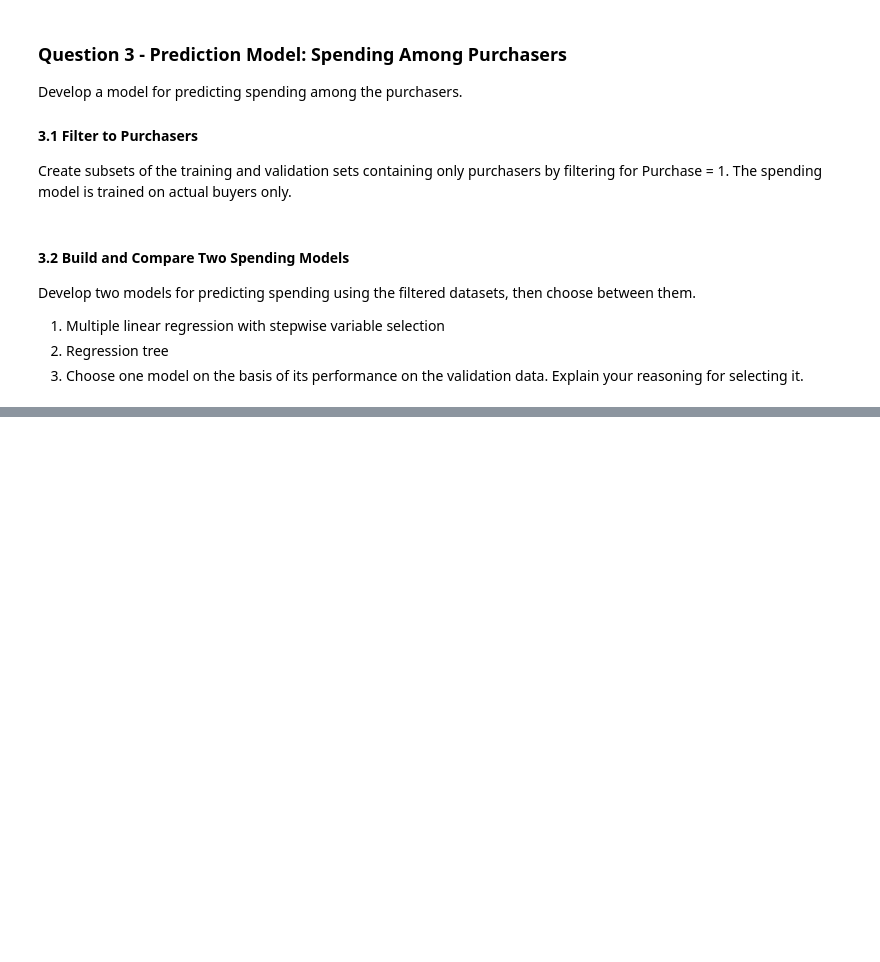
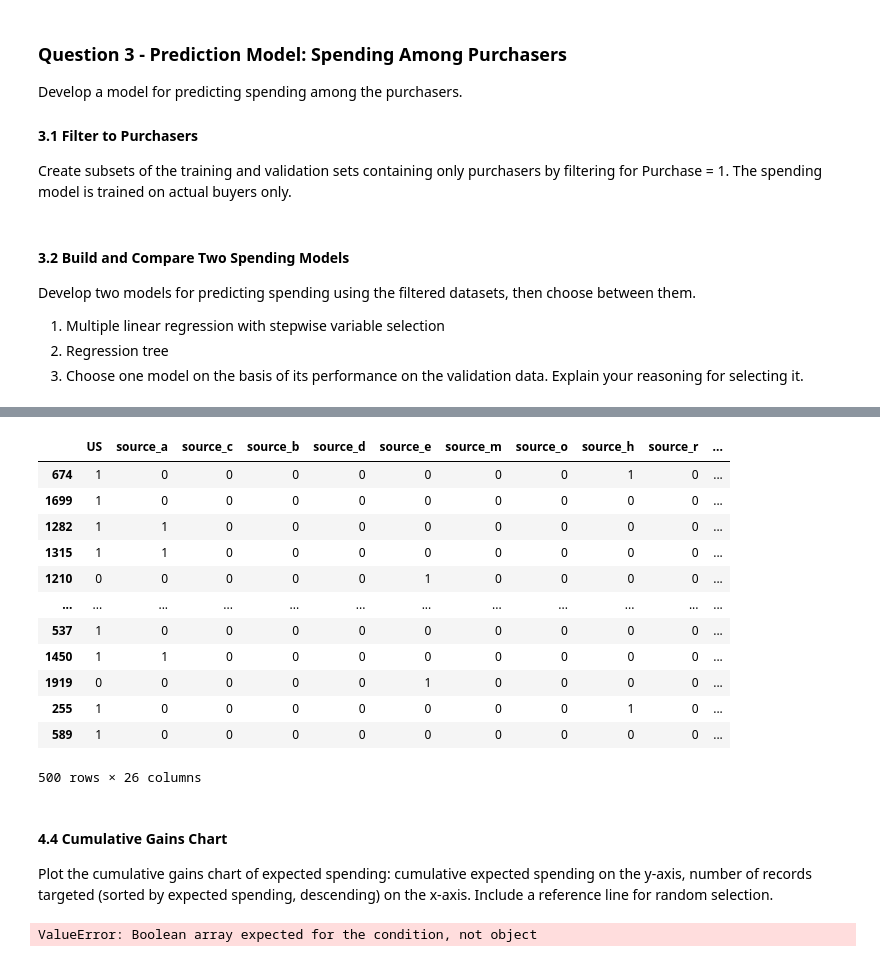
Before and after one commit to sascott9655/ADS-505-, a Jupyter notebook: HW2_Tayko_Cataloger.ipynb, the cells around one changed output, grey strips where cells are left out. Drawn from its saved outputs; the diff is of its cells as text; code cells hidden in the pictures; blank space fills up the shorter version.

```diff
--- a/HW2_Tayko_Cataloger.ipynb
+++ b/HW2_Tayko_Cataloger.ipynb
@@ -235,0 +357,27 @@ sfs_stepwise = sfs_stepwise.fit(holdout_purchase_mask, holdout_y)
+# %%
+Score_Analysis['Expected_Spending'] = Score_Analysis['Prob_of_Purch'] * 0.107 * Score_Analysis['Predicted_Spending']
+Score_Analysis
+# %% [output]
+|  | US | source_a | source_c | source_b | source_d | source_e | source_m | source_o | source_h | source_r | ... |
+| 674 | 1 | 0 | 0 | 0 | 0 | 0 | 0 | 0 | 1 | 0 | ... |
+| 1699 | 1 | 0 | 0 | 0 | 0 | 0 | 0 | 0 | 0 | 0 | ... |
+| 1282 | 1 | 1 | 0 | 0 | 0 | 0 | 0 | 0 | 0 | 0 | ... |
+| 1315 | 1 | 1 | 0 | 0 | 0 | 0 | 0 | 0 | 0 | 0 | ... |
+| 1210 | 0 | 0 | 0 | 0 | 0 | 1 | 0 | 0 | 0 | 0 | ... |
+| ... | ... | ... | ... | ... | ... | ... | ... | ... | ... | ... | ... |
+| 537 | 1 | 0 | 0 | 0 | 0 | 0 | 0 | 0 | 0 | 0 | ... |
+| 1450 | 1 | 1 | 0 | 0 | 0 | 0 | 0 | 0 | 0 | 0 | ... |
+| 1919 | 0 | 0 | 0 | 0 | 0 | 1 | 0 | 0 | 0 | 0 | ... |
+| 255 | 1 | 0 | 0 | 0 | 0 | 0 | 0 | 0 | 1 | 0 | ... |
+| 589 | 1 | 0 | 0 | 0 | 0 | 0 | 0 | 0 | 0 | 0 | ... |
+500 rows × 26 columns
+# %% [markdown]
+#### 4.4 Cumulative Gains Chart
+Plot the cumulative gains chart of expected spending: cumulative expected spending on the y-axis,
+number of records targeted (sorted by expected spending, descending) on the x-axis. Include a reference
+line for random selection.
+# %%
+sorted_a = Score_Analysis.sort_values(by='Expected_Spending',ascending=False)
+mlba.gainsChart(Score_Analysis, ranking='Expected_Spending', actual=test_purchase_mask)
+# %% [output]
+ValueError: Boolean array expected for the condition, not object
```
Also changed, not shown: parts of 21 cells of this notebook.
